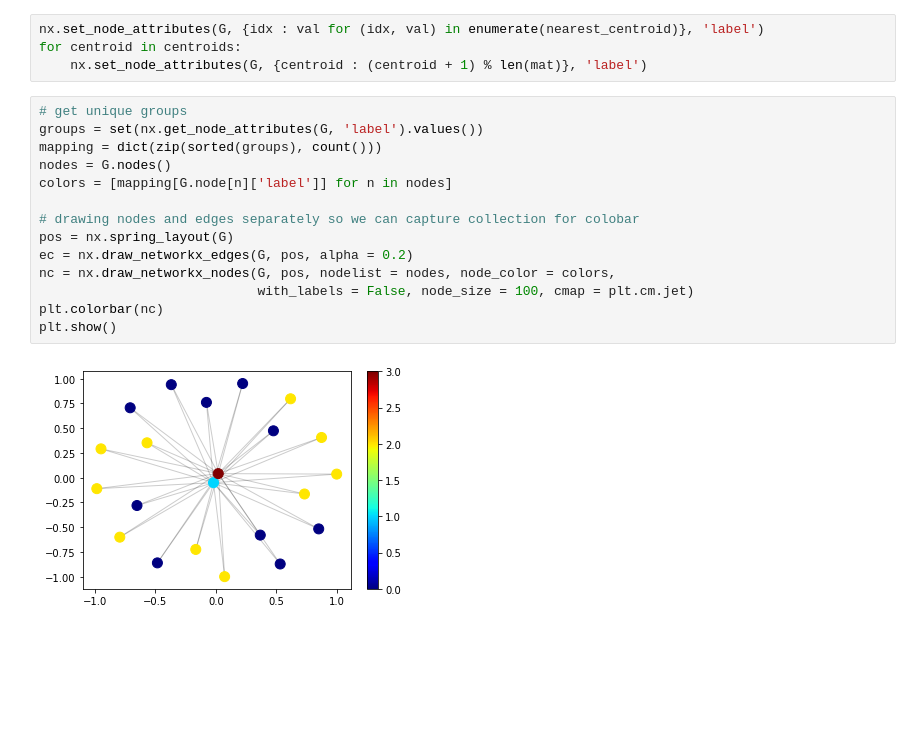
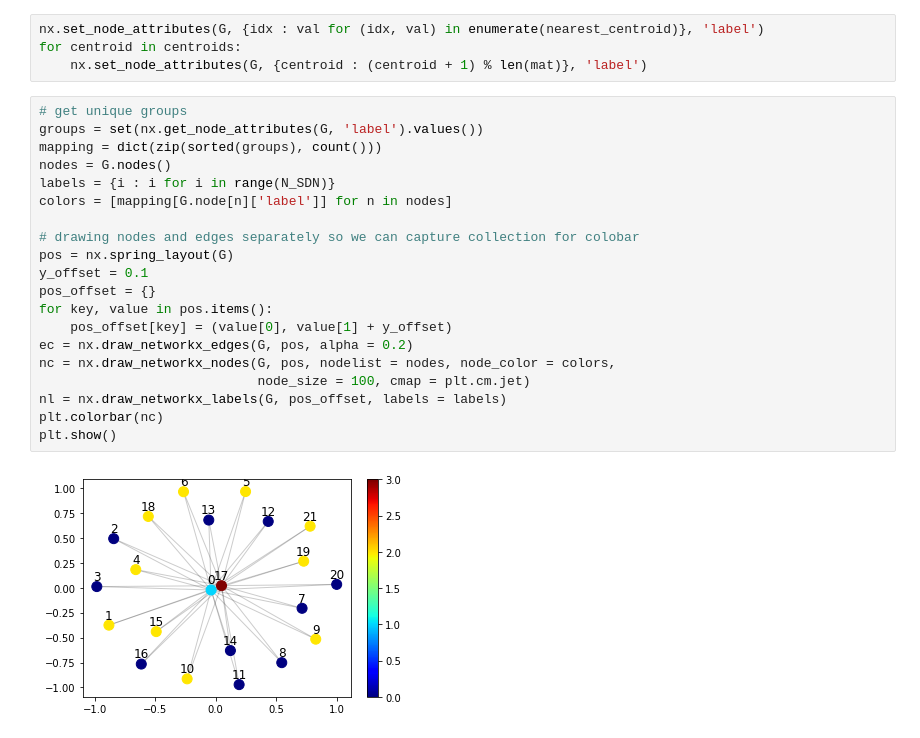
Before and after one commit to ernie55ernie/SDN-Multiple-Controller-Deployment-Strategy, a Jupyter notebook: multiple_controllers_deployment_for_graph.ipynb, the cells around one changed output. Cells and saved outputs as stored; diff of their text form; blank space fills up the shorter version.

Commit message:
add node label

```diff
--- a/multiple_controllers_deployment_for_graph.ipynb
+++ b/multiple_controllers_deployment_for_graph.ipynb
@@ -142,16 +142,22 @@ for centroid in centroids:
 # %%
 # get unique groups
 groups = set(nx.get_node_attributes(G, 'label').values())
 mapping = dict(zip(sorted(groups), count()))
 nodes = G.nodes()
+labels = {i : i for i in range(N_SDN)}
 colors = [mapping[G.node[n]['label']] for n in nodes]
 
 # drawing nodes and edges separately so we can capture collection for colobar
 pos = nx.spring_layout(G)
+y_offset = 0.1
+pos_offset = {}
+for key, value in pos.items():
+    pos_offset[key] = (value[0], value[1] + y_offset)
 ec = nx.draw_networkx_edges(G, pos, alpha = 0.2)
 nc = nx.draw_networkx_nodes(G, pos, nodelist = nodes, node_color = colors,
-                            with_labels = False, node_size = 100, cmap = plt.cm.jet)
+                            node_size = 100, cmap = plt.cm.jet)
+nl = nx.draw_networkx_labels(G, pos_offset, labels = labels)
 plt.colorbar(nc)
 plt.show()
 # %% [output]
-[figure, old version]
+[figure, new version]
```
Also changed, not shown: parts of 2 cells of this notebook, 1 other file.
